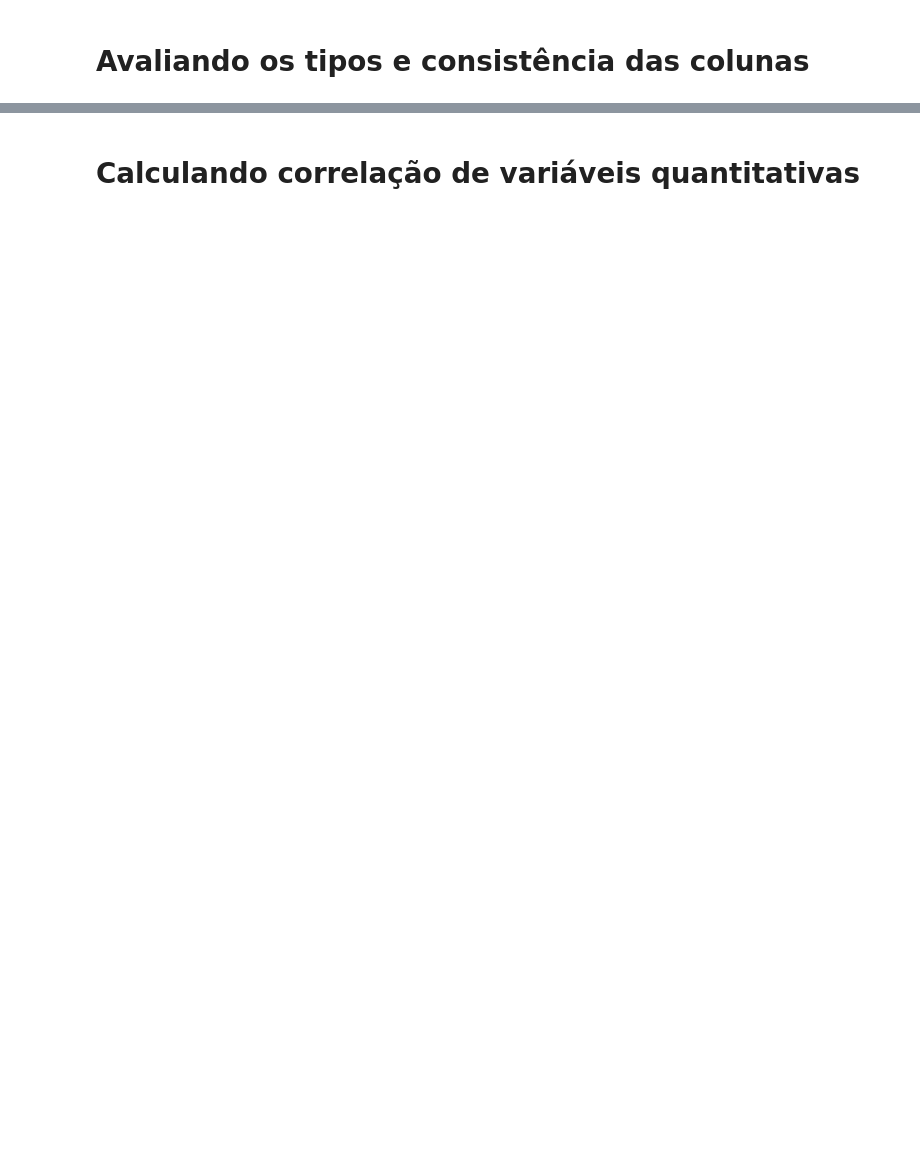
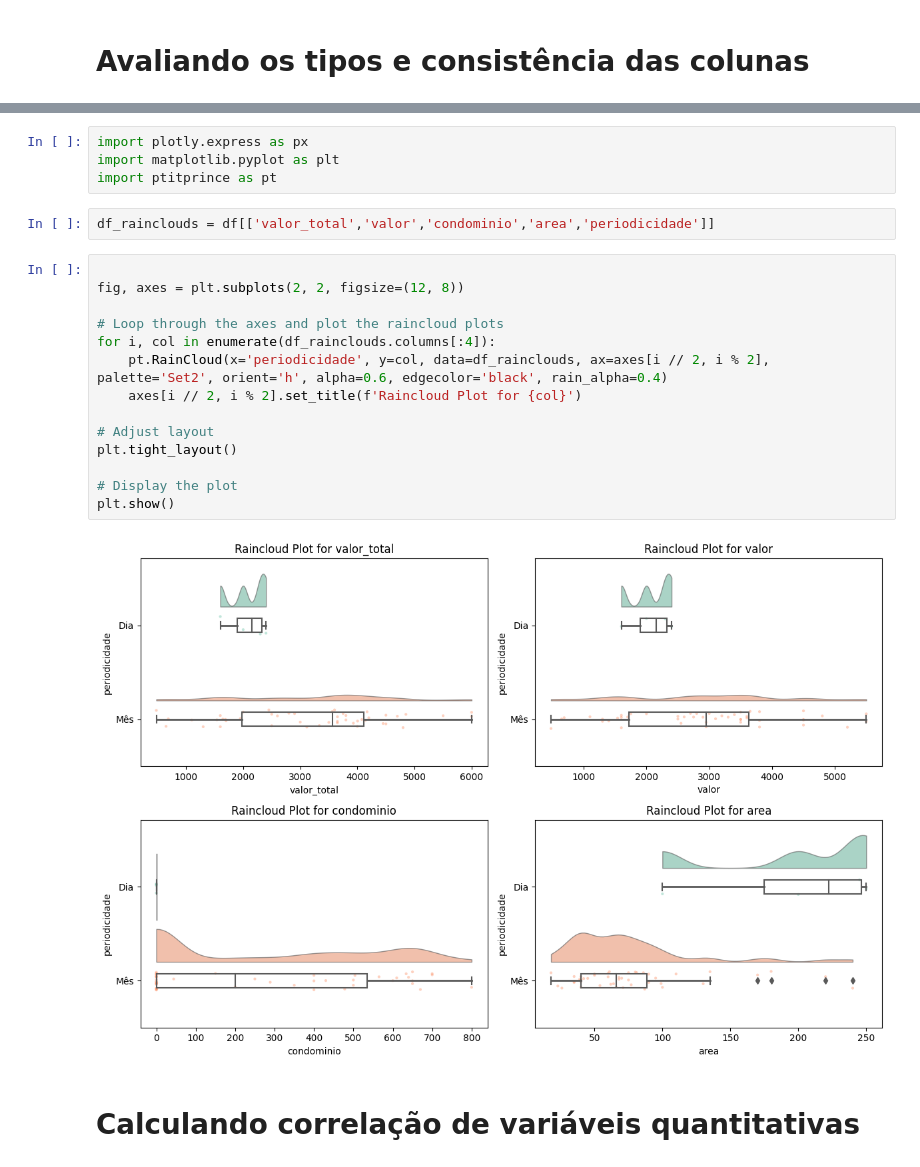
Before and after one commit to strangercacaus/rent_price_monitoring, a Jupyter notebook: code/florianopolis-rent-pricing-dataset-eda.ipynb, the cells around one changed output, grey strips where cells are left out. Cells and saved outputs as stored; diff of their text form; blank space fills up the shorter version.

```diff
--- a/code/florianopolis-rent-pricing-dataset-eda.ipynb
+++ b/code/florianopolis-rent-pricing-dataset-eda.ipynb
@@ -163,3 +203,25 @@ pt.RainCloud(data=df,y='condominio',x='periodicidade',orient='h')
+# %%
+import plotly.express as px
+import matplotlib.pyplot as plt
+import ptitprince as pt
+# %%
+df_rainclouds = df[['valor_total','valor','condominio','area','periodicidade']]
+# %%
+
+fig, axes = plt.subplots(2, 2, figsize=(12, 8))
+
+# Loop through the axes and plot the raincloud plots
+for i, col in enumerate(df_rainclouds.columns[:4]):
+    pt.RainCloud(x='periodicidade', y=col, data=df_rainclouds, ax=axes[i // 2, i % 2], palette='Set2', orient='h', alpha=0.6, edgecolor='black', rain_alpha=0.4)
+    axes[i // 2, i % 2].set_title(f'Raincloud Plot for {col}')
+
+# Adjust layout
+plt.tight_layout()
+
+# Display the plot
+plt.show()
+# %% [output]
+[figure, added]
 # %% [markdown]
 # Calculando correlação de variáveis quantitativas
 # %%
```
Also changed, not shown: parts of 48 cells of this notebook.
